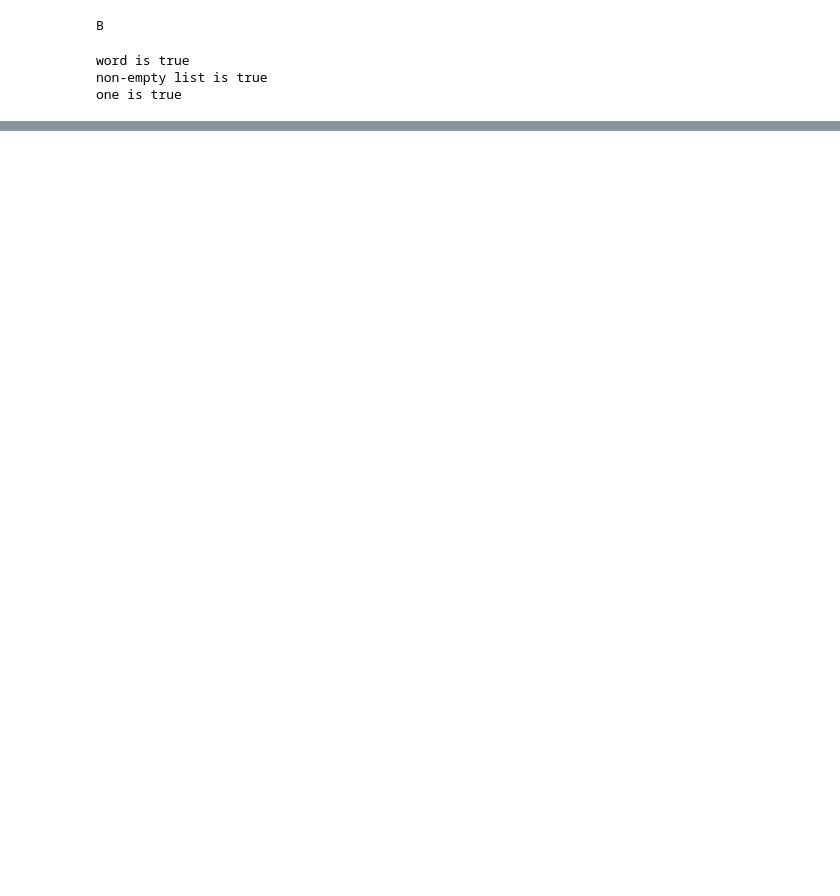
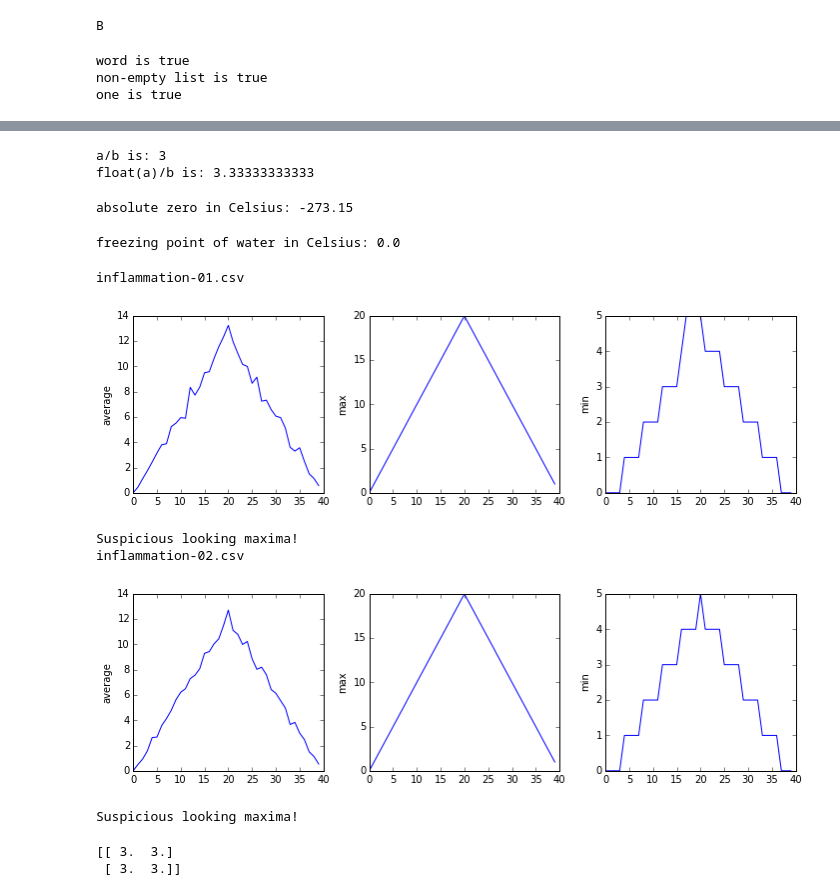
Before and after one commit to PoleScars/IPython-Notebooks, a Jupyter notebook: Software Cap - Practice.ipynb, the cells around one changed output, grey strips where cells are left out. Cells and saved outputs as stored; diff of their text form; code cells hidden in the pictures; blank space fills up the shorter version.

```diff
--- a/Software Cap - Practice.ipynb
+++ b/Software Cap - Practice.ipynb
@@ -446,7 +432,7 @@ if (1 < 0) or ('left' < 'right'):
 at least one test is true
 # %%
 filenames = glob.glob('*.csv')
-filenames = filenames[0:5]
+filenames = filenames[0:3]
 for f in filenames:
     print f
     if data.max(axis=0)[0] == 0 and data.max(axis=0)[20] == 20:
@@ -518,0 +508,68 @@ one is true
+# %%
+a = 10
+b = 3
+print 'a/b is:', a/b
+print 'float(a)/b is:', float(a)/b
+# %% [output]
+a/b is: 3
+float(a)/b is: 3.33333333333
+# %%
+def kelvin_to_celsius(temp):
+    return temp - 273.15
+print 'absolute zero in Celsius:', kelvin_to_celsius(0.0)
+# %% [output]
+absolute zero in Celsius: -273.15
+# %%
+def fahr_to_celsius(temp):
+    temp_k = fahr_to_kelvin(temp)
+    result = kelvin_to_celsius(temp_k)
+    return result
+print 'freezing point of water in Celsius:', fahr_to_celsius(32.0)
+# %% [output]
+freezing point of water in Celsius: 0.0
+# %%
+def analyze(filename):
+    data = np.loadtxt(fname=filename, delimiter=',')
+
+    fig = plt.figure(figsize=(10.0, 3.0))
+
+    axes1 = fig.add_subplot(1, 3, 1)
+    axes2 = fig.add_subplot(1, 3, 2)
+    axes3 = fig.add_subplot(1, 3, 3)
+
+    axes1.set_ylabel('average')
+    axes1.plot(data.mean(axis=0))
+
+    axes2.set_ylabel('max')
+    axes2.plot(data.max(axis=0))
+
+    axes3.set_ylabel('min')
+    axes3.plot(data.min(axis=0))
+
+    fig.tight_layout()
+    plt.show(fig)
+# %%
+def detectProblems(filename):
+    data = np.loadtxt(fname=filename, delimiter=',')
+
+    if data.max(axis=0)[0] == 0 and data.max(axis=0)[20] == 20:
+        print 'Suspicious looking maxima!'
+    elif data.min(axis=0).sum() == 0:
+        print 'Minima add up to zero!'
+    else:
+        print 'Seems OK!'
+# %%
+filenames = glob.glob('*.csv')
+filenames = filenames[0:2]
+
+for f in filenames:
+    print f
+    analyze(f)
+    detectProblems(f)
+# %% [output]
+inflammation-01.csv
+[figure, added]
+Suspicious looking maxima!
+inflammation-02.csv
+[figure, added]
+Suspicious looking maxima!
@@ -518,0 +582,6 @@ one is true
+# %%
+z = np.zeros((2,2))
+print center(z, 3)
+# %% [output]
+[[ 3.  3.]
+ [ 3.  3.]]
```
Also changed, not shown: parts of 34 cells of this notebook.
